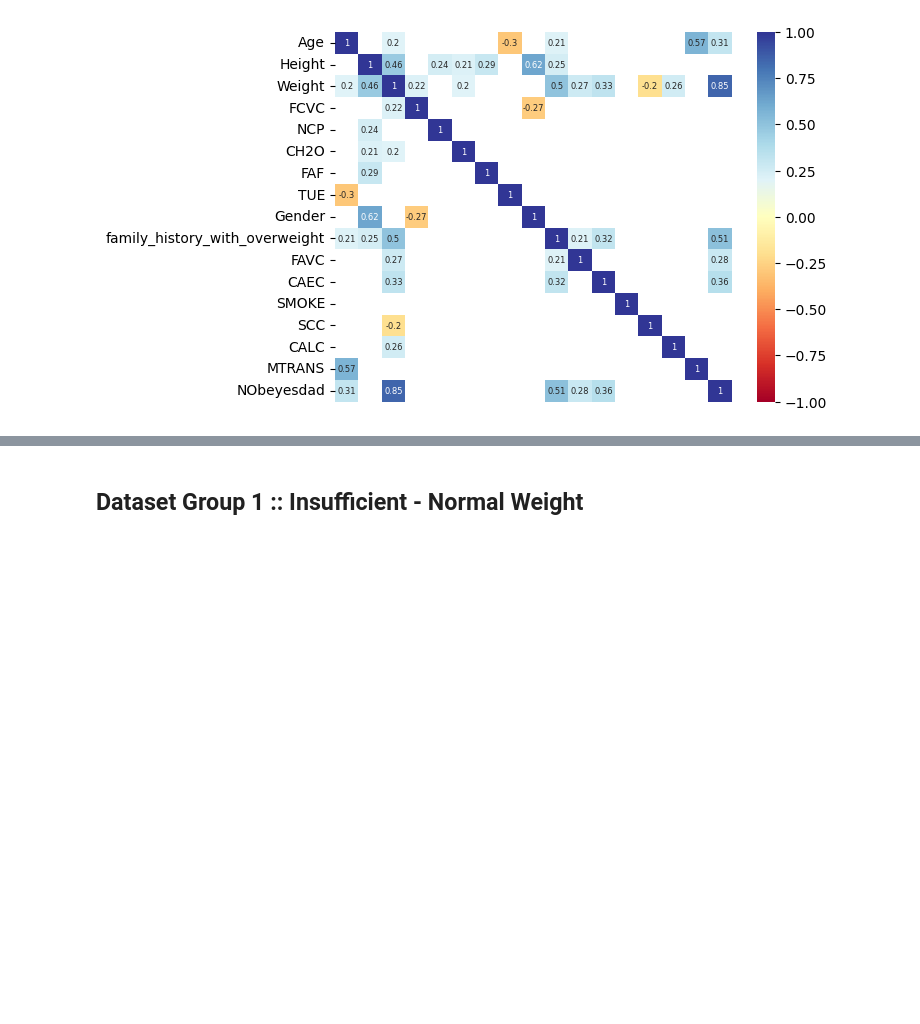
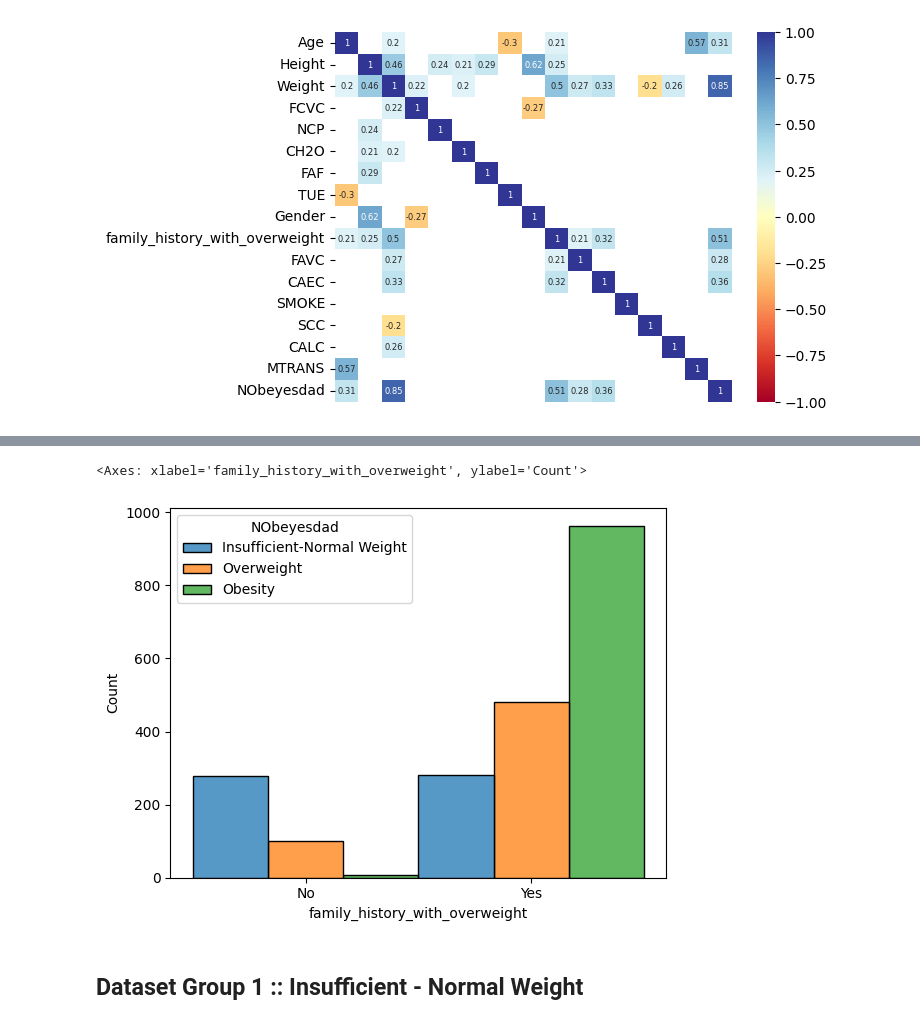
Before and after one commit to alexisuaguilaru/Obesity_Levels_Model, a Jupyter notebook: Exploratory_Data_Analysis/ExploratoryDataAnalysis.ipynb, the cells around one changed output, grey strips where cells are left out. Saved outputs shown, nothing was run; the diff lists cells and outputs as text; code cells hidden in the pictures; blank space fills up the shorter version.

```diff
--- a/Exploratory_Data_Analysis/ExploratoryDataAnalysis.ipynb
+++ b/Exploratory_Data_Analysis/ExploratoryDataAnalysis.ipynb
@@ -164,3 +175,8 @@ sns.heatmap(CorrelationMatrix_Groups,mask=MaskValues_Groups,cmap='RdYlBu',ytickl
+# %%
+sns.histplot(ObesityDataset_Groups,x='family_history_with_overweight',hue='NObeyesdad',hue_order=ObesityLevelGroups,multiple='dodge')
+# %% [output]
+<Axes: xlabel='family_history_with_overweight', ylabel='Count'>
+[figure, added]
 # %% [markdown]
 ## Dataset Group 1 :: Insufficient - Normal Weight
 # %% [markdown]
```
Also changed, not shown: parts of 5 cells of this notebook.
